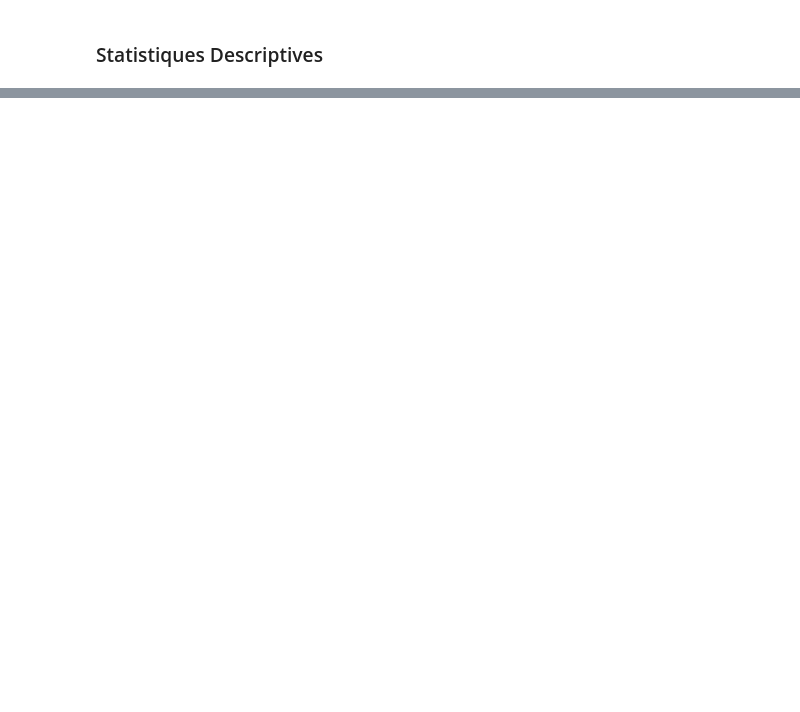
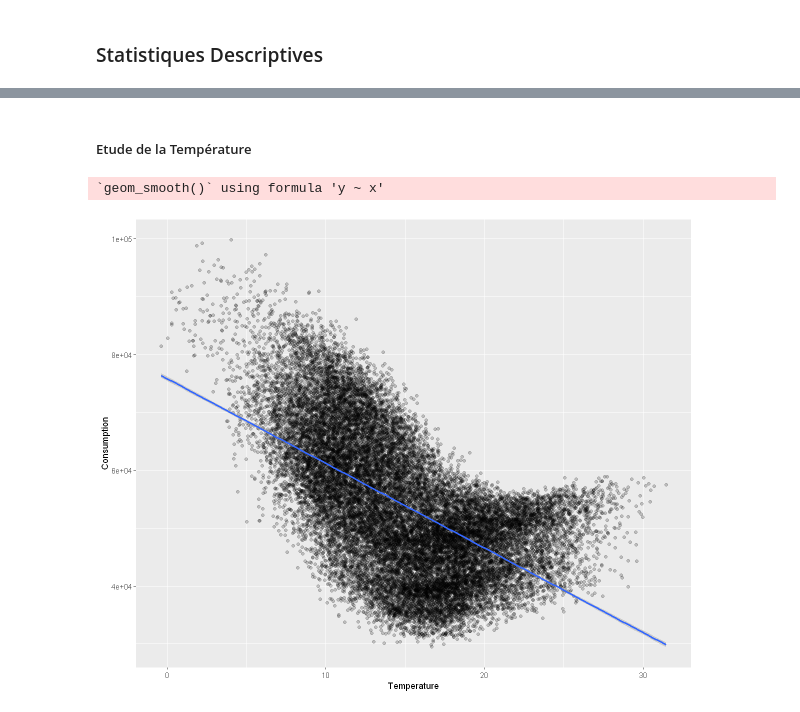
Before and after one commit to PaulineMendras/Seminaire-Modelisation-Stat, a Jupyter notebook: Notebook.ipynb, the cells around one changed output, grey strips where cells are left out. Cells and saved outputs as stored; diff of their text form; code cells hidden in the pictures; blank space fills up the shorter version.

```diff
--- a/Notebook.ipynb
+++ b/Notebook.ipynb
@@ -226,0 +212,9 @@ A data.frame: 17404 × 11
+# %% [markdown]
+##### Etude de la Température
+# %%
+options(repr.plot.width=10, repr.plot.height=8)
+ggplot(data_train, aes(x = Temperature, y = Consumption)) +geom_point(alpha = 0.2) + geom_smooth(method = "lm")
+#Relation clairement négative entre la Température et la Consommation
+# %% [output]
+`geom_smooth()` using formula 'y ~ x'
+[figure, added]
```
Also changed, not shown: parts of 34 cells of this notebook.
